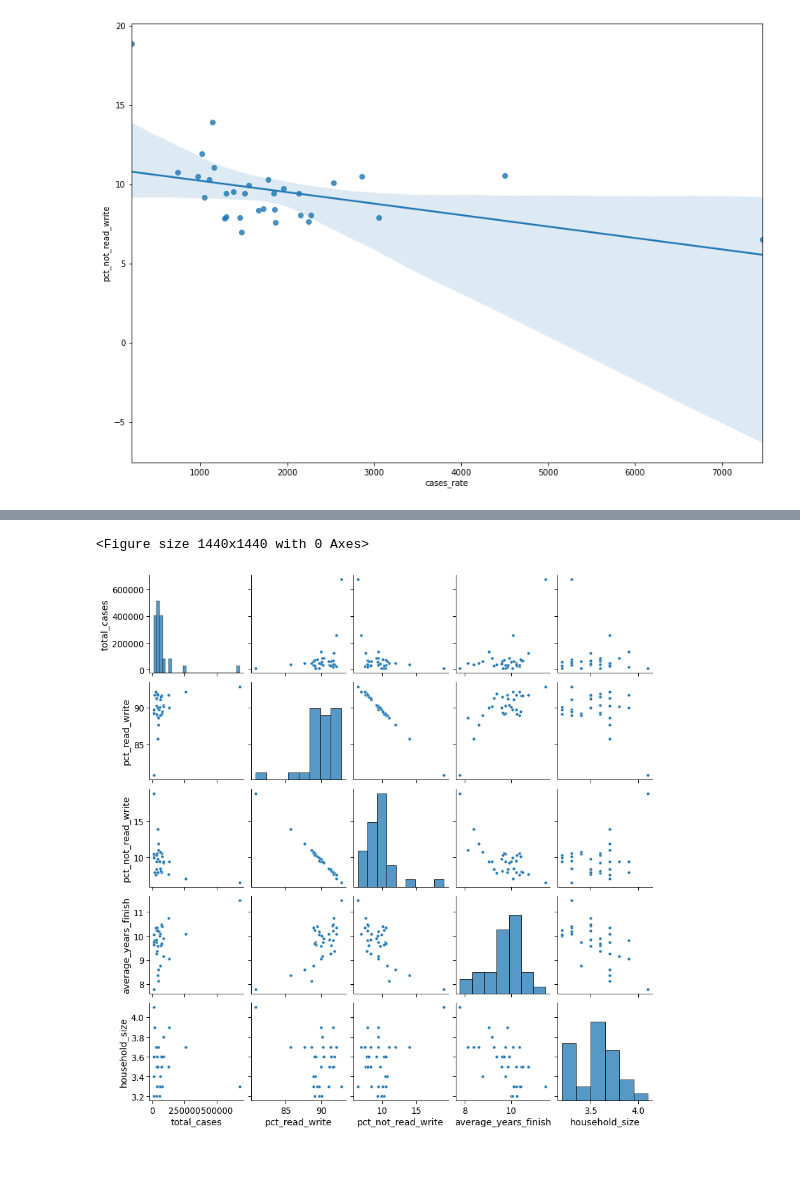
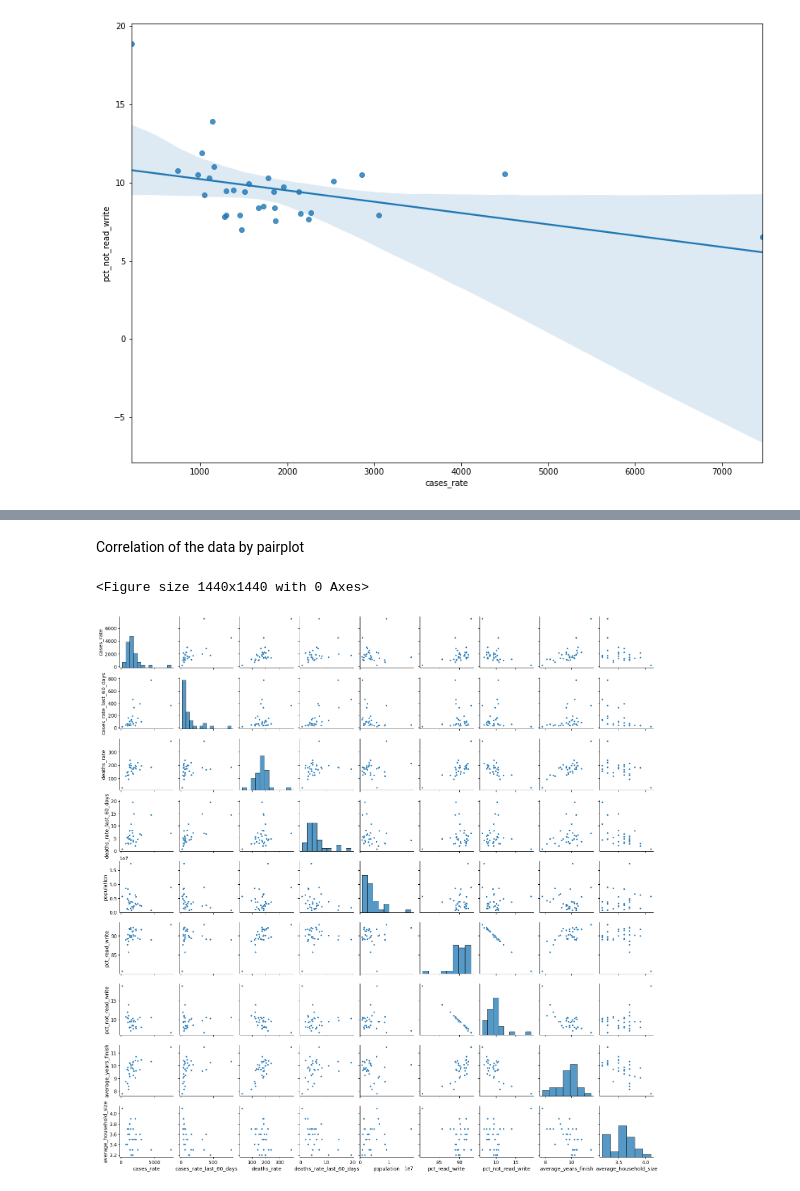
Before and after one commit to Kevin-Valenzuela/enlace2021_kv, a Jupyter notebook: notebooks/week2.ipynb, the cells around one changed output, grey strips where cells are left out. Cells and saved outputs as stored; diff of their text form; code cells hidden in the pictures; blank space fills up the shorter version.

```diff
--- a/notebooks/week2.ipynb
+++ b/notebooks/week2.ipynb
@@ -152,3 +110,2 @@ df2
 # %%
-dfAll2 = pd.merge(df2,dfWeek1,on='state')
-dfAll2
+dfAll = pd.merge(df2,dfAll,on='state')
@@ -179,6 +122,6 @@ sns.set_context('paper', font_scale=2)
 # %%
 df3 = pd.read_excel('../data/Vivienda_02.xlsx',skiprows = range(0, 3))
-df3.rename(columns = {'Entidad federativa': 'state', '2020': 'household_size'}, inplace=True)
+df3.rename(columns = {'Entidad federativa': 'state', '2020': 'average_household_size'}, inplace=True)
 df3.query("state != 'Estados Unidos Mexicanos'", inplace=True)
 df3 = df3.iloc[0:32,:].copy()
 df3['state'] = df3['state'].str.upper()
@@ -193,6 +136,6 @@ df3.at[24,'state']='SAN LUIS POTOSI'
 df3.at[31,'state']='YUCATAN'
 df3.at[19,'state']='NUEVO LEON'
 df3.sort_values(by=['state'], ascending = True, inplace=True)
-df3 = df3.loc[:,['state','household_size']].copy()
+df3 = df3.loc[:,['state','average_household_size']].copy()
 # %%
-dfAll3 = pd.merge(df3,dfWeek1,on='state')
+dfAll = pd.merge(df3,dfAll,on='state')
@@ -263,4 +149,0 @@ dfAll4
-# %%
-plt.figure(figsize=(14,10))
-sns.regplot(x="cases_rate", y="depresion_rate", data=dfAll4)
-sns.set_context('paper', font_scale=2)
@@ -273,11 +150,15 @@ dfFinal=pd.merge(dfFinal,df3,on='state')
+# %% [markdown]
+Correlation of the data by pairplot
 # %%
 plt.figure(figsize=(20,20))
-dfFinalTest = dfFinal.loc[:,['total_cases','pct_read_write','pct_not_read_write','average_years_finish','household_size']].copy()
+dfFinal = dfAll[['cases_rate','cases_rate_last_60_days', 'deaths_rate',
+                 'deaths_rate_last_60_days','population','pct_read_write','pct_not_read_write',
+                 'average_years_finish','average_household_size']].copy()
 sns.set_context('paper', font_scale=1.5)
-pairplot = sns.pairplot(dfFinalTest)
+pairplot = sns.pairplot(dfFinal)
 #pairplot = pairplot.get_figure()
 
 #pairplot.savefig("../results/pairplot.png")
 # %% [output]
 <Figure size 1440x1440 with 0 Axes>
-[figure, old version]
+[figure, new version]
```
Also changed, not shown: parts of 35 cells of this notebook, 7 other files.
